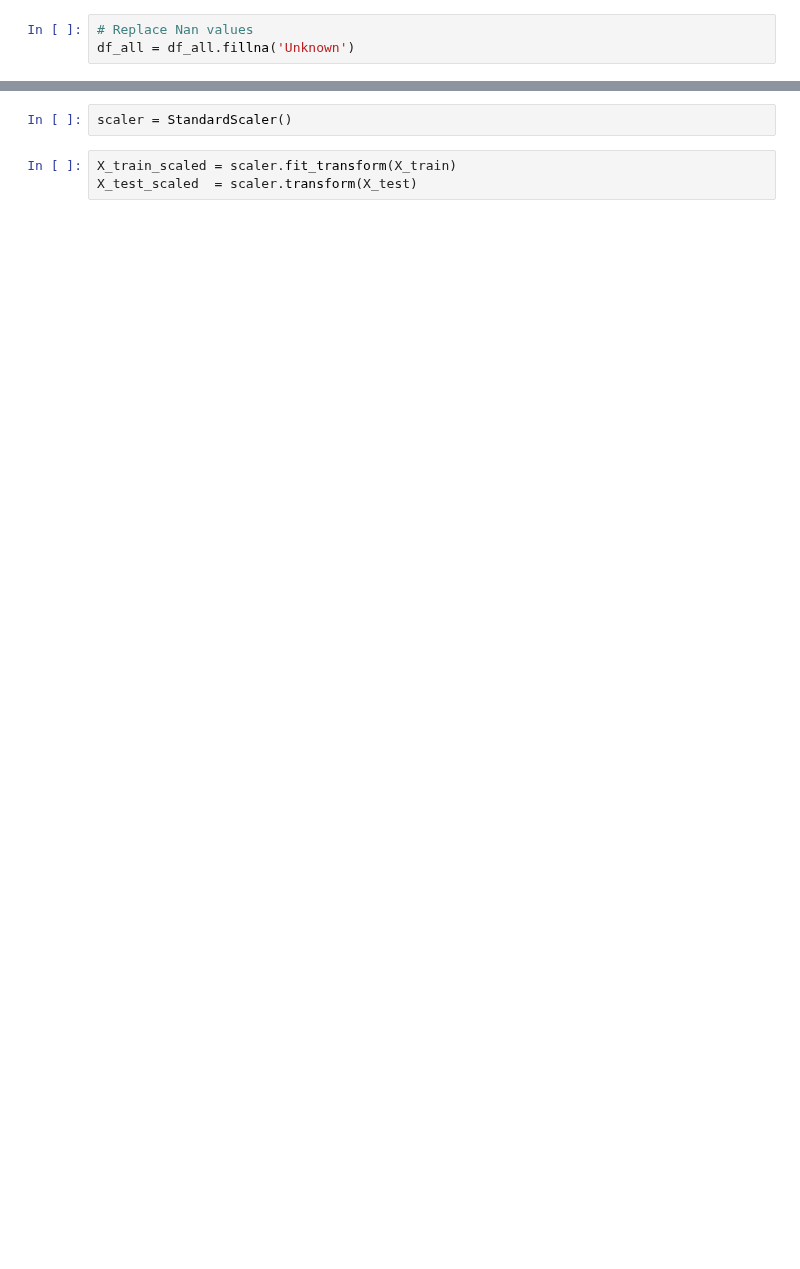
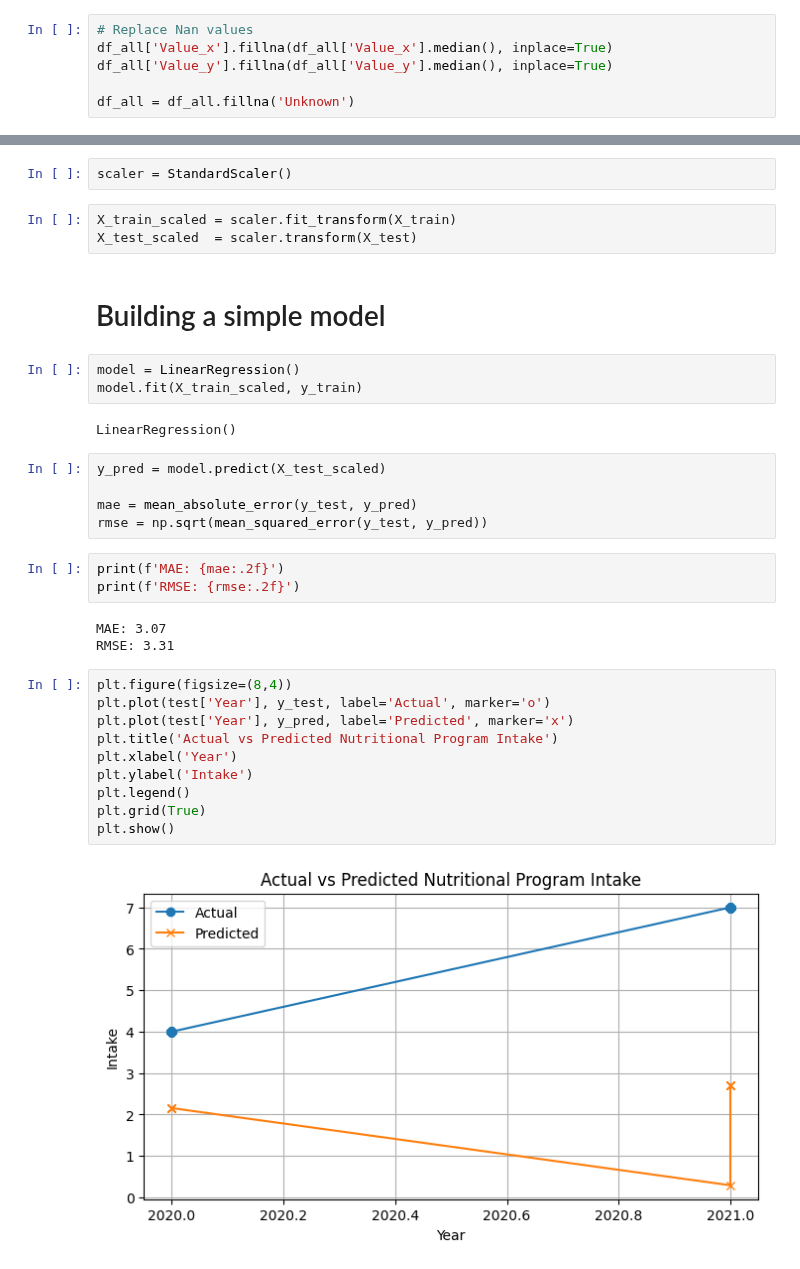
Before and after one commit to pheaktralean/ConcordIA, a Jupyter notebook: food_security_forecasting/food_security.ipynb, the cells around one changed output, grey strips where cells are left out. Drawn from its saved outputs; the diff is of its cells as text; blank space fills up the shorter version.

Commit message:
created model

```diff
--- a/food_security_forecasting/food_security.ipynb
+++ b/food_security_forecasting/food_security.ipynb
@@ -377,4 +378,7 @@ df_all = df_all.merge(
 )
 # %%
 # Replace Nan values
+df_all['Value_x'].fillna(df_all['Value_x'].median(), inplace=True)
+df_all['Value_y'].fillna(df_all['Value_y'].median(), inplace=True)
+
 df_all = df_all.fillna('Unknown')
@@ -459,3 +476,33 @@ scaler = StandardScaler()
 # %%
 X_train_scaled = scaler.fit_transform(X_train)
 X_test_scaled  = scaler.transform(X_test)
+# %% [markdown]
+# Building a simple model
+# %%
+model = LinearRegression()
+model.fit(X_train_scaled, y_train)
+# %% [output]
+LinearRegression()
+# %%
+y_pred = model.predict(X_test_scaled)
+
+mae = mean_absolute_error(y_test, y_pred)
+rmse = np.sqrt(mean_squared_error(y_test, y_pred))
+# %%
+print(f'MAE: {mae:.2f}')
+print(f'RMSE: {rmse:.2f}')
+# %% [output]
+MAE: 3.07
+RMSE: 3.31
+# %%
+plt.figure(figsize=(8,4))
+plt.plot(test['Year'], y_test, label='Actual', marker='o')
+plt.plot(test['Year'], y_pred, label='Predicted', marker='x')
+plt.title('Actual vs Predicted Nutritional Program Intake')
+plt.xlabel('Year')
+plt.ylabel('Intake')
+plt.legend()
+plt.grid(True)
+plt.show()
+# %% [output]
+[figure, added]
```
Also changed, not shown: parts of 5 cells of this notebook, 1 other file.
